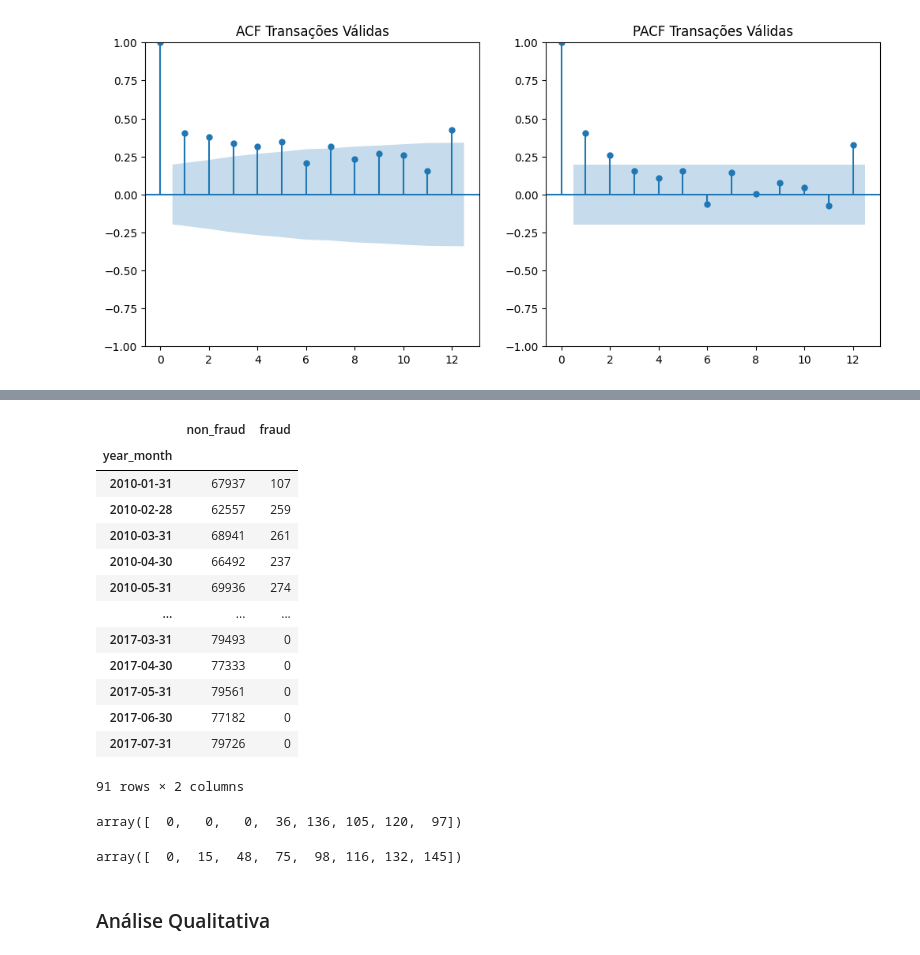
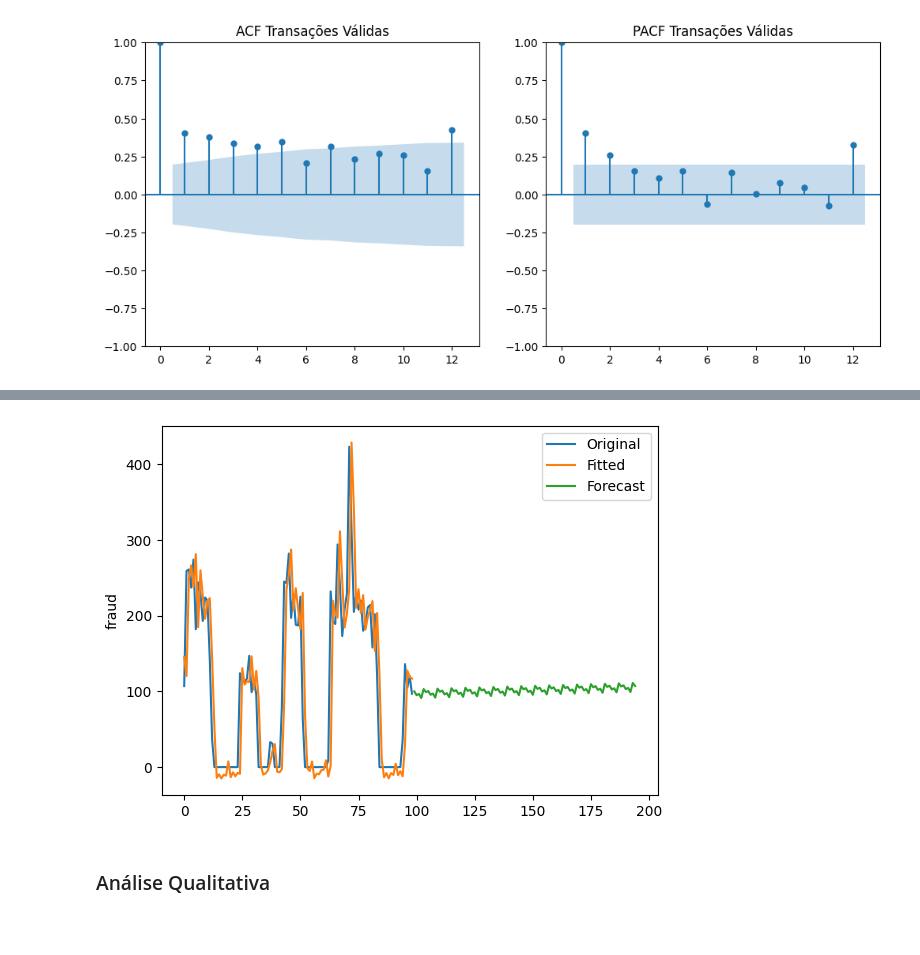
Before and after one commit to Angelicogfa/tcc_mba_datascience_analytics_usp_esalq, a Jupyter notebook: analise_fraude.ipynb, the cells around one changed output, grey strips where cells are left out. Drawn from its saved outputs; the diff is of its cells as text; code cells hidden in the pictures; blank space fills up the shorter version.

```diff
--- a/analise_fraude.ipynb
+++ b/analise_fraude.ipynb
@@ -666,3 +626,0 @@ array([  0,   0,   0,  36, 136, 105, 120,  97])
-# %%
-auto_reg = ar_select_order(df_pivot.loc[0:90].set_index('year_month')['fraud'], maxlag=13, old_names=False, glob=True)
-print(auto_reg.ar_lags)
@@ -697,26 +626,0 @@ fig = auto_reg_model.plot_diagnostics(fig=fig, lags=12)
-# %%
-df_pivot.loc[0:90].set_index('year_month')
-# %% [output]
-|  | non_fraud | fraud |
-| year_month |  |  |
-| 2010-01-31 | 67937 | 107 |
-| 2010-02-28 | 62557 | 259 |
-| 2010-03-31 | 68941 | 261 |
-| 2010-04-30 | 66492 | 237 |
-| 2010-05-31 | 69936 | 274 |
-| ... | ... | ... |
-| 2017-03-31 | 79493 | 0 |
-| 2017-04-30 | 77333 | 0 |
-| 2017-05-31 | 79561 | 0 |
-| 2017-06-30 | 77182 | 0 |
-| 2017-07-31 | 79726 | 0 |
-91 rows × 2 columns
-# %%
-df_pivot.loc[91:].set_index('year_month')['fraud'].values
-# %% [output]
-array([  0,   0,   0,  36, 136, 105, 120,  97])
-# %%
-results = auto_reg_model.predict(start='2017-08-31', end='2018-03-31').apply(int).values
-results
-# %% [output]
-array([  0,  15,  48,  75,  98, 116, 132, 145])
@@ -725,3 +627,13 @@ results
+# %%
+hw = ExponentialSmoothing(df_pivot['fraud'], trend='add', seasonal='add', seasonal_periods=6).fit(optimized=True)
+# %%
+sns.lineplot(data=df_pivot['fraud'], label='Original')
+sns.lineplot(data=hw.fittedvalues, label='Fitted')
+sns.lineplot(data=hw.forecast(96), label='Forecast')
+plt.legend()
+plt.show()
+# %% [output]
+[figure, added]
 # %% [markdown]
 ### Análise Qualitativa
 # %%
```
Also changed, not shown: parts of 16 cells of this notebook.
